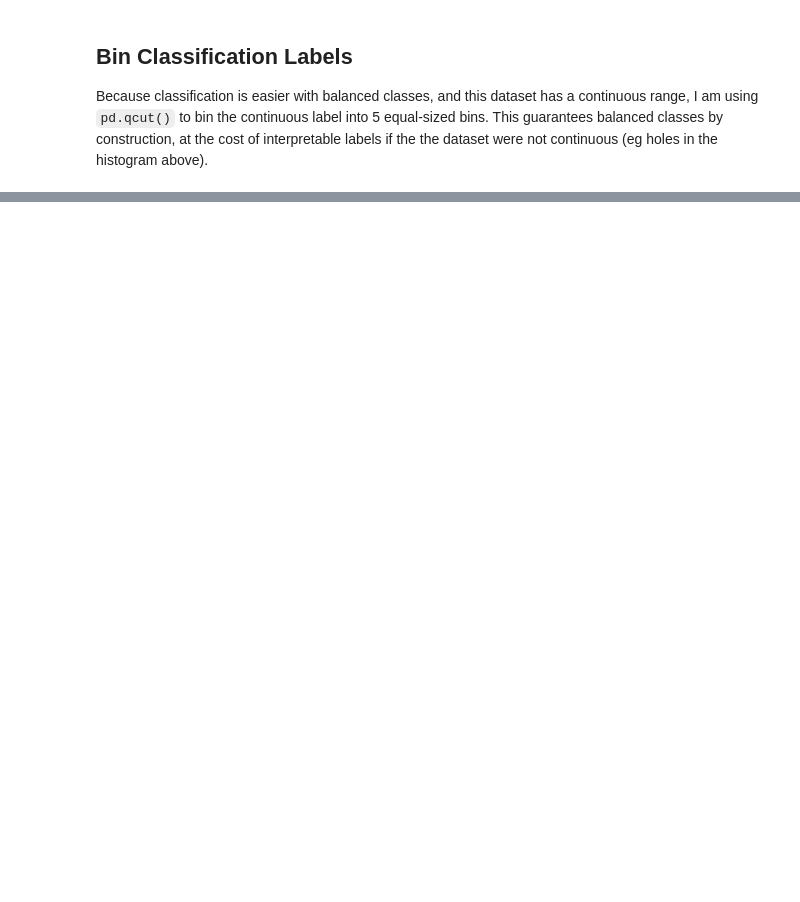
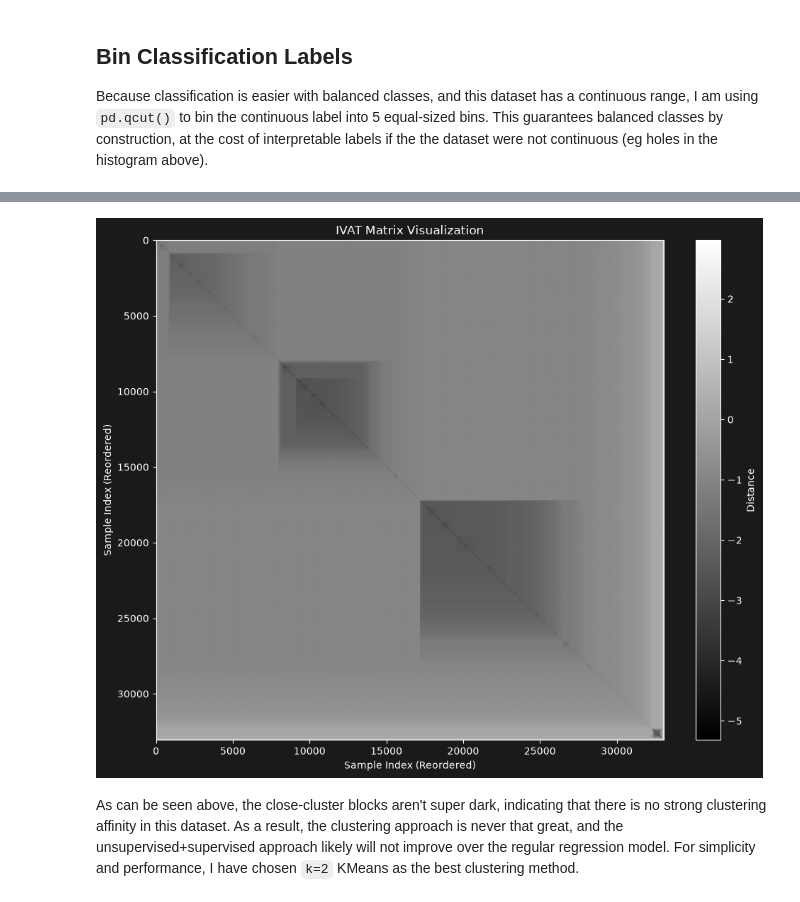
Before and after one commit to fundthmcalculus/grad-school, a Jupyter notebook: CS6101/Phillips_Project_Final.ipynb, the cells around one changed output, grey strips where cells are left out. Cells and saved outputs as stored; diff of their text form; code cells hidden in the pictures; blank space fills up the shorter version.

```diff
--- a/CS6101/Phillips_Project_Final.ipynb
+++ b/CS6101/Phillips_Project_Final.ipynb
@@ -1553,0 +1029,19 @@ ModuleNotFoundError: No module named 'clustering'
+# %%
+# You can install this way, but I use it locally !pip install git+https://github.com/fundthmcalculus/clustering
+from tribbleclustering import compute_ivat, pairwise_distances
+
+# Training vs Test data doesn't matter here - and the dynamic range isn't great, so log-scale it.
+pdists = np.log2(pairwise_distances(X.to_numpy().astype(np.float32)))
+ivat, _, _ = compute_ivat(pdists, inplace=True)
+plt.figure(figsize=(10, 8))
+plt.imshow(ivat, cmap='gray', aspect='auto')
+plt.colorbar(label='Distance')
+plt.title('IVAT Matrix Visualization')
+plt.xlabel('Sample Index (Reordered)')
+plt.ylabel('Sample Index (Reordered)')
+plt.tight_layout()
+plt.show()
+# %% [output]
+[figure, added]
+# %% [markdown]
+As can be seen above, the close-cluster blocks aren't super dark, indicating that there is no strong clustering affinity in this dataset. As a result, the clustering approach is never that great, and the unsupervised+supervised approach likely will not improve over the regular regression model. For simplicity and performance, I have chosen `k=2` KMeans as the best clustering method.
```
Also changed, not shown: parts of 33 cells of this notebook.
